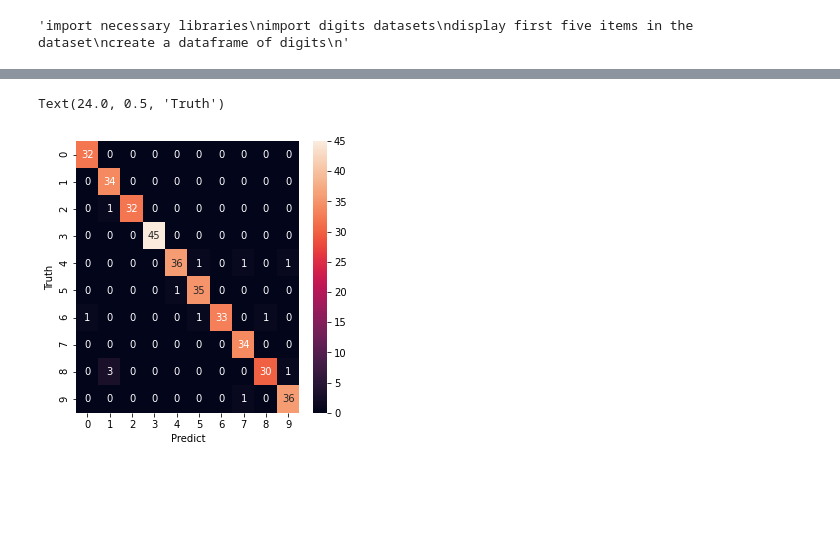
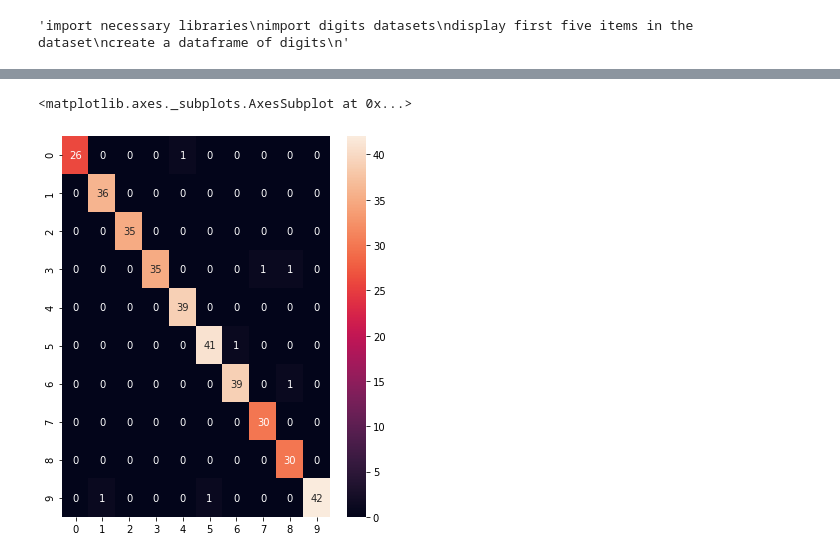
Before and after one commit to jarviscrypter/AlumniWebApp, a Jupyter notebook: Random_Forest__DS1.ipynb, the cells around one changed output, grey strips where cells are left out. Cells and saved outputs as stored; diff of their text form; code cells hidden in the pictures; blank space fills up the shorter version.

```diff
--- a/Random_Forest__DS1.ipynb
+++ b/Random_Forest__DS1.ipynb
@@ -37,11 +40,9 @@ for i in range(5):
 df = pd.DataFrame(digits.data)
 df['Target'] = digits.target
 # %%
-X = df.drop('Target', axis='columns')
-y = digits.target
-X_train, X_test, y_train, y_test = train_test_split(X, y, test_size=0.2)
+X_train, X_test, y_train, y_test = train_test_split(df.drop('Target', axis='columns'), df.Target,test_size=0.2)
 # %%
-model = RandomForestClassifier(n_estimators=35)
+model = RandomForestClassifier()
 model.fit(X_train, y_train)
 # %% [output]
 RandomForestClassifier(bootstrap=True, ccp_alpha=0.0, class_weight=None,
@@ -59,4 +60,5 @@ model.score(X_test, y_test)
 # %%
-y_predict = model.predict(X_test)
+predict = model.predict(X_test)
 # %%
-cf = confusion_matrix(y_test, y_predict)
+cf = confusion_matrix(y_test, predict)
+cf
@@ -63,8 +76,8 @@ cf = confusion_matrix(y_test, y_predict)
 # %%
-plt.figure(figsize=(5,5))
-sns.heatmap(cf, annot=True)
+plt.figure(figsize=(6,7))
 plt.xlabel('Predict')
 plt.ylabel('Truth')
+sns.heatmap(cf, annot=True)
 # %% [output]
-Text(24.0, 0.5, 'Truth')
+<matplotlib.axes._subplots.AxesSubplot at 0x...>
-[figure, old version]
+[figure, new version]
```
Also changed, not shown: parts of 6 cells of this notebook.
